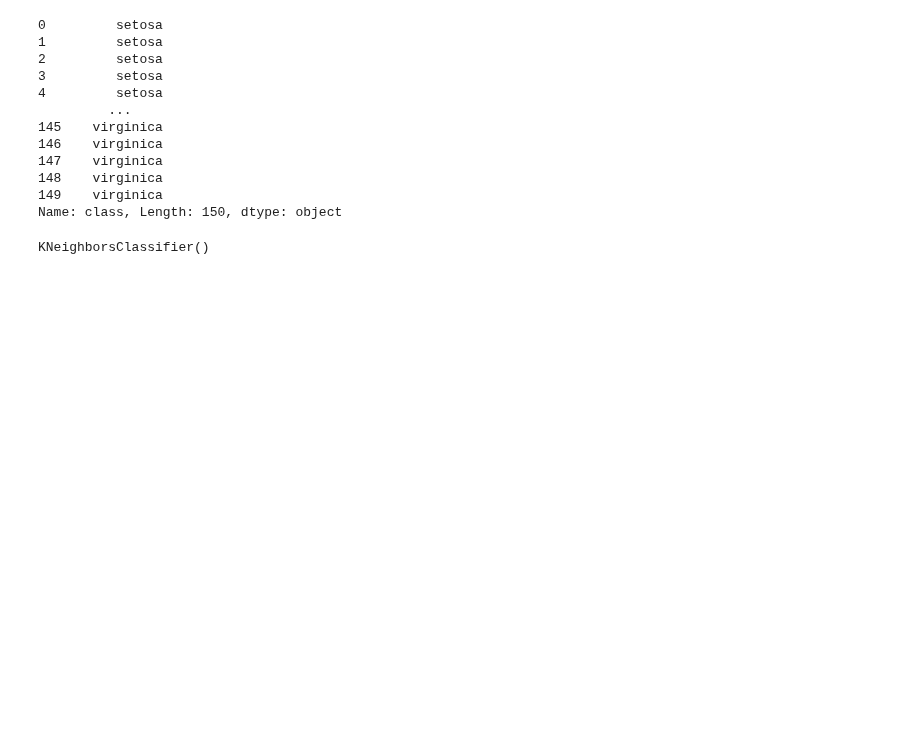
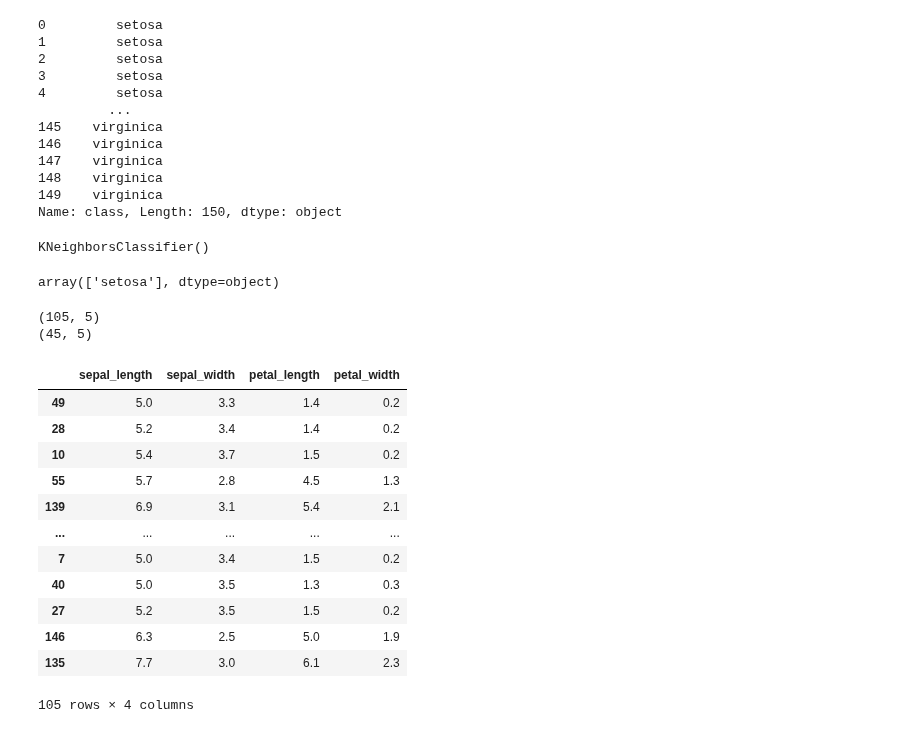
Before and after one commit to martincusack979/machine_learning_and_statistics, a Jupyter notebook: tasks.ipynb, the cells around one changed output. Drawn from its saved outputs; the diff is of its cells as text; code cells hidden in the pictures; blank space fills up the shorter version.

Commit message:
KNN test result

```diff
--- a/tasks.ipynb
+++ b/tasks.ipynb
@@ -507,3 +510,33 @@ clf = sk.neighbors.KNeighborsClassifier()
 clf.fit(X, y)
 # %% [output]
 KNeighborsClassifier()
+# %%
+# Check that the classifier correctly predicts first X sample.
+clf.predict(X.iloc[:1])
+# %% [output]
+array(['setosa'], dtype=object)
+# %%
+# Keep 70% for testing, train on remaining 30%
+X_train, X_test, y_train, y_test = sk.model_selection.train_test_split(X, y, test_size = 0.3)
+print(train.shape)
+print(test.shape)
+# %% [output]
+(105, 5)
+(45, 5)
+# %%
+# Training inputs
+X_train
+# %% [output]
+|  | sepal_length | sepal_width | petal_length | petal_width |
+| 49 | 5.0 | 3.3 | 1.4 | 0.2 |
+| 28 | 5.2 | 3.4 | 1.4 | 0.2 |
+| 10 | 5.4 | 3.7 | 1.5 | 0.2 |
+| 55 | 5.7 | 2.8 | 4.5 | 1.3 |
+| 139 | 6.9 | 3.1 | 5.4 | 2.1 |
+| ... | ... | ... | ... | ... |
+| 7 | 5.0 | 3.4 | 1.5 | 0.2 |
+| 40 | 5.0 | 3.5 | 1.3 | 0.3 |
+| 27 | 5.2 | 3.5 | 1.5 | 0.2 |
+| 146 | 6.3 | 2.5 | 5.0 | 1.9 |
+| 135 | 7.7 | 3.0 | 6.1 | 2.3 |
+105 rows × 4 columns
```
Also changed, not shown: parts of 11 cells of this notebook, 1 other file.
